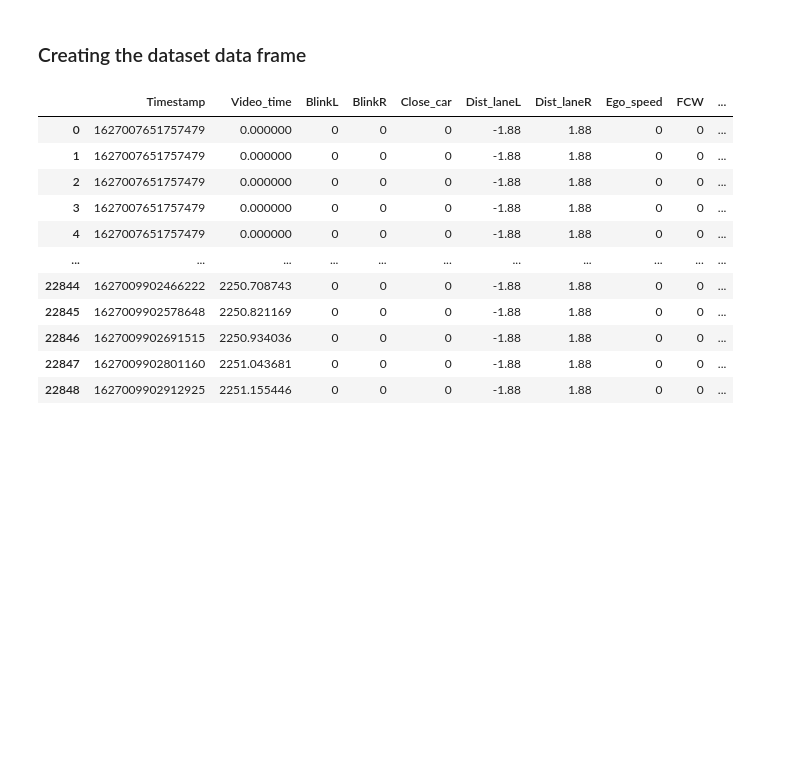
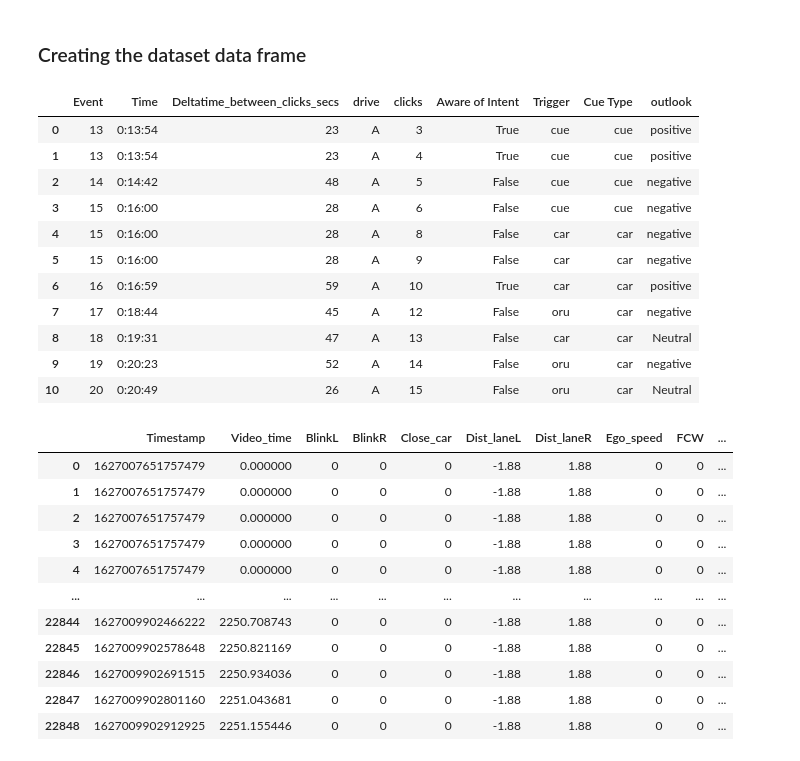
Before and after one commit to imandel/gallavant, a Jupyter notebook: Gallavant_qut.ipynb, the cells around one changed output. Drawn from its saved outputs; the diff is of its cells as text; code cells hidden in the pictures; blank space fills up the shorter version.

```diff
--- a/Gallavant_qut.ipynb
+++ b/Gallavant_qut.ipynb
@@ -141,3 +150,18 @@ df = pd.read_csv(drive_csv_file)
+# %%
+interview_df
+# %% [output]
+|  | Event | Time | Deltatime_between_clicks_secs | drive | clicks | Aware of Intent | Trigger | Cue Type | outlook |
+| 0 | 13 | 0:13:54 | 23 | A | 3 | True | cue | cue | positive |
+| 1 | 13 | 0:13:54 | 23 | A | 4 | True | cue | cue | positive |
+| 2 | 14 | 0:14:42 | 48 | A | 5 | False | cue | cue | negative |
+| 3 | 15 | 0:16:00 | 28 | A | 6 | False | cue | cue | negative |
+| 4 | 15 | 0:16:00 | 28 | A | 8 | False | car | car | negative |
+| 5 | 15 | 0:16:00 | 28 | A | 9 | False | car | car | negative |
+| 6 | 16 | 0:16:59 | 59 | A | 10 | True | car | car | positive |
+| 7 | 17 | 0:18:44 | 45 | A | 12 | False | oru | car | negative |
+| 8 | 18 | 0:19:31 | 47 | A | 13 | False | car | car | Neutral |
+| 9 | 19 | 0:20:23 | 52 | A | 14 | False | oru | car | negative |
+| 10 | 20 | 0:20:49 | 26 | A | 15 | False | oru | car | Neutral |
 # %%
 df2 = df.copy(deep=True)
 df2['Video_time'] = df2.Timestamp/1000000 - df2.Timestamp[0]/1000000
```
Also changed, not shown: parts of 27 cells of this notebook.
